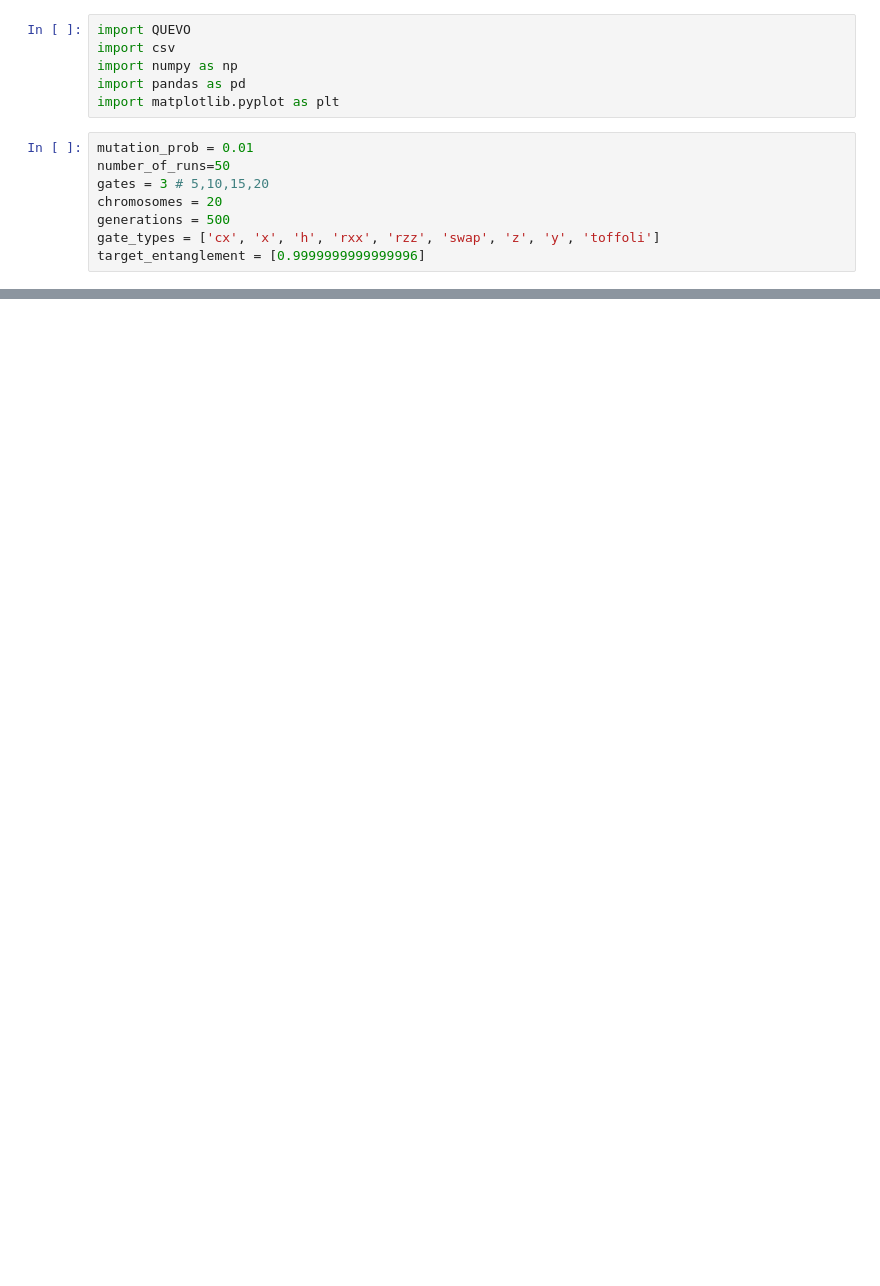
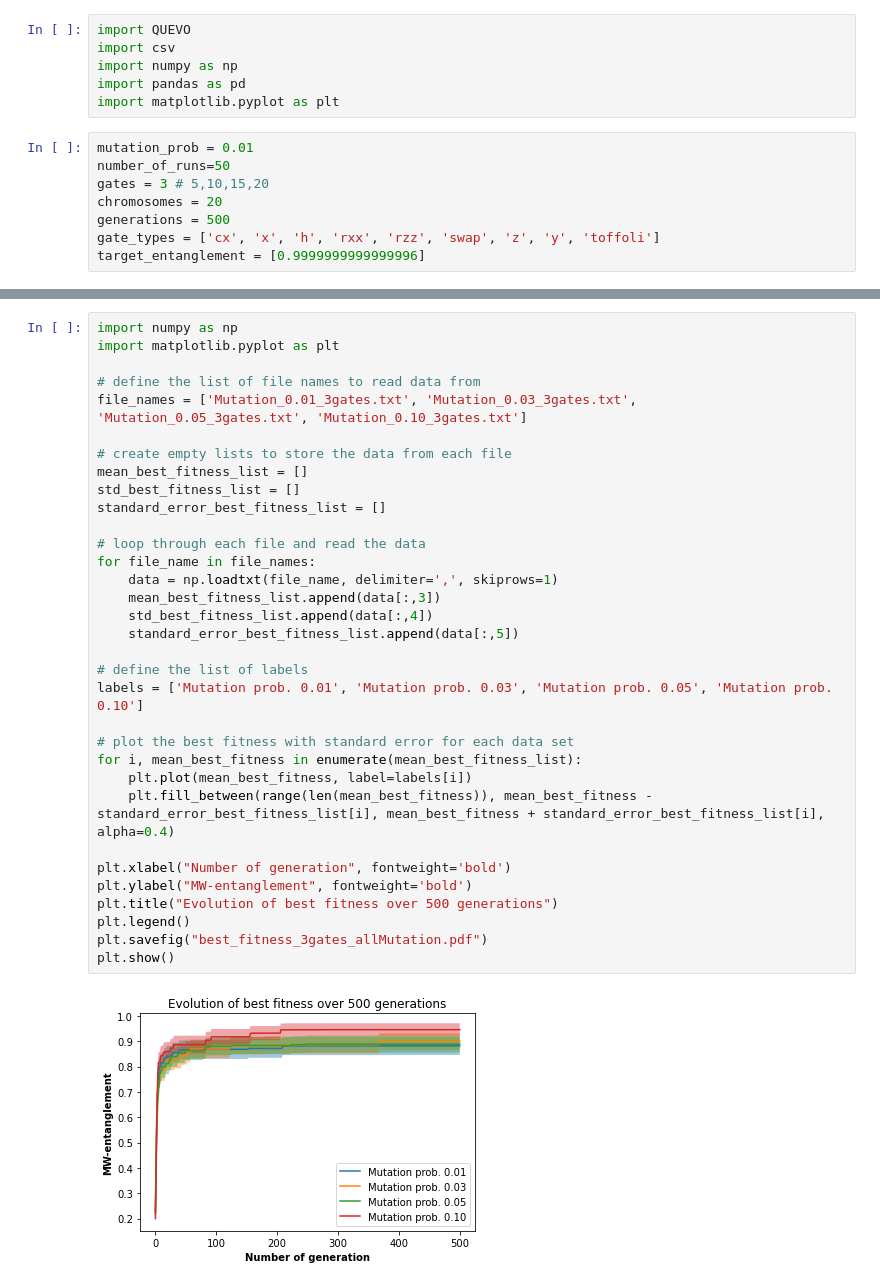
Before and after one commit to shailendrabhandari/QUEVO1, a Jupyter notebook: output_generator.ipynb, the cells around one changed output, grey strips where cells are left out. Saved outputs shown, nothing was run; the diff lists cells and outputs as text; blank space fills up the shorter version.

```diff
--- a/output_generator.ipynb
+++ b/output_generator.ipynb
@@ -99,0 +103,35 @@ mean_fitness, std_fitness, standard_error, mean_best_fitness, std_best_fitness,
+# %%
+import numpy as np
+import matplotlib.pyplot as plt
+
+# define the list of file names to read data from
+file_names = ['Mutation_0.01_3gates.txt', 'Mutation_0.03_3gates.txt', 'Mutation_0.05_3gates.txt', 'Mutation_0.10_3gates.txt']
+
+# create empty lists to store the data from each file
+mean_best_fitness_list = []
+std_best_fitness_list = []
+standard_error_best_fitness_list = []
+
+# loop through each file and read the data
+for file_name in file_names:
+    data = np.loadtxt(file_name, delimiter=',', skiprows=1)
+    mean_best_fitness_list.append(data[:,3])
+    std_best_fitness_list.append(data[:,4])
+    standard_error_best_fitness_list.append(data[:,5])
+
+# define the list of labels
+labels = ['Mutation prob. 0.01', 'Mutation prob. 0.03', 'Mutation prob. 0.05', 'Mutation prob. 0.10']
+
+# plot the best fitness with standard error for each data set
+for i, mean_best_fitness in enumerate(mean_best_fitness_list):
+    plt.plot(mean_best_fitness, label=labels[i])
+    plt.fill_between(range(len(mean_best_fitness)), mean_best_fitness - standard_error_best_fitness_list[i], mean_best_fitness + standard_error_best_fitness_list[i], alpha=0.4)
+
+plt.xlabel("Number of generation", fontweight='bold')
+plt.ylabel("MW-entanglement", fontweight='bold')
+plt.title("Evolution of best fitness over 500 generations")
+plt.legend()
+plt.savefig("best_fitness_3gates_allMutation.pdf")
+plt.show()
+# %% [output]
+[figure, added]
```
Also changed, not shown: parts of 6 cells of this notebook.
